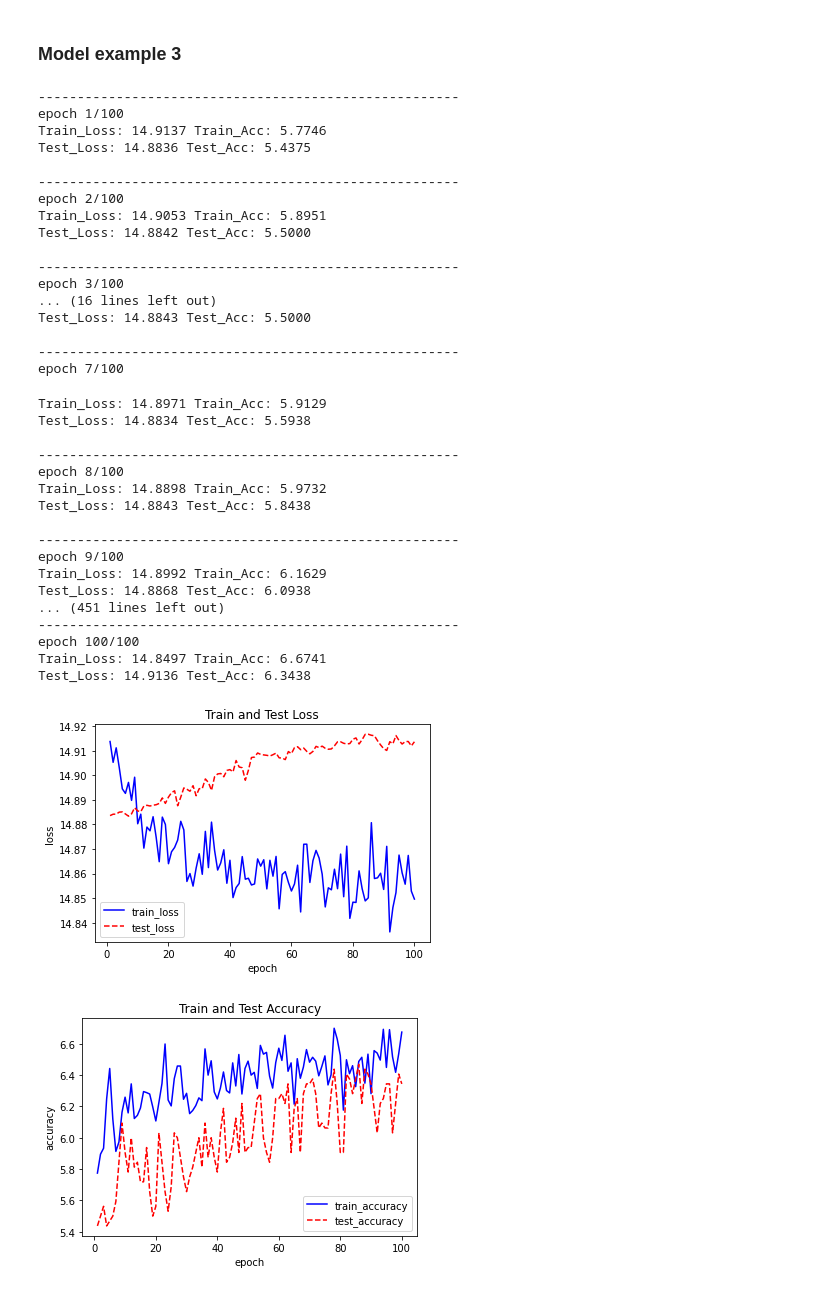
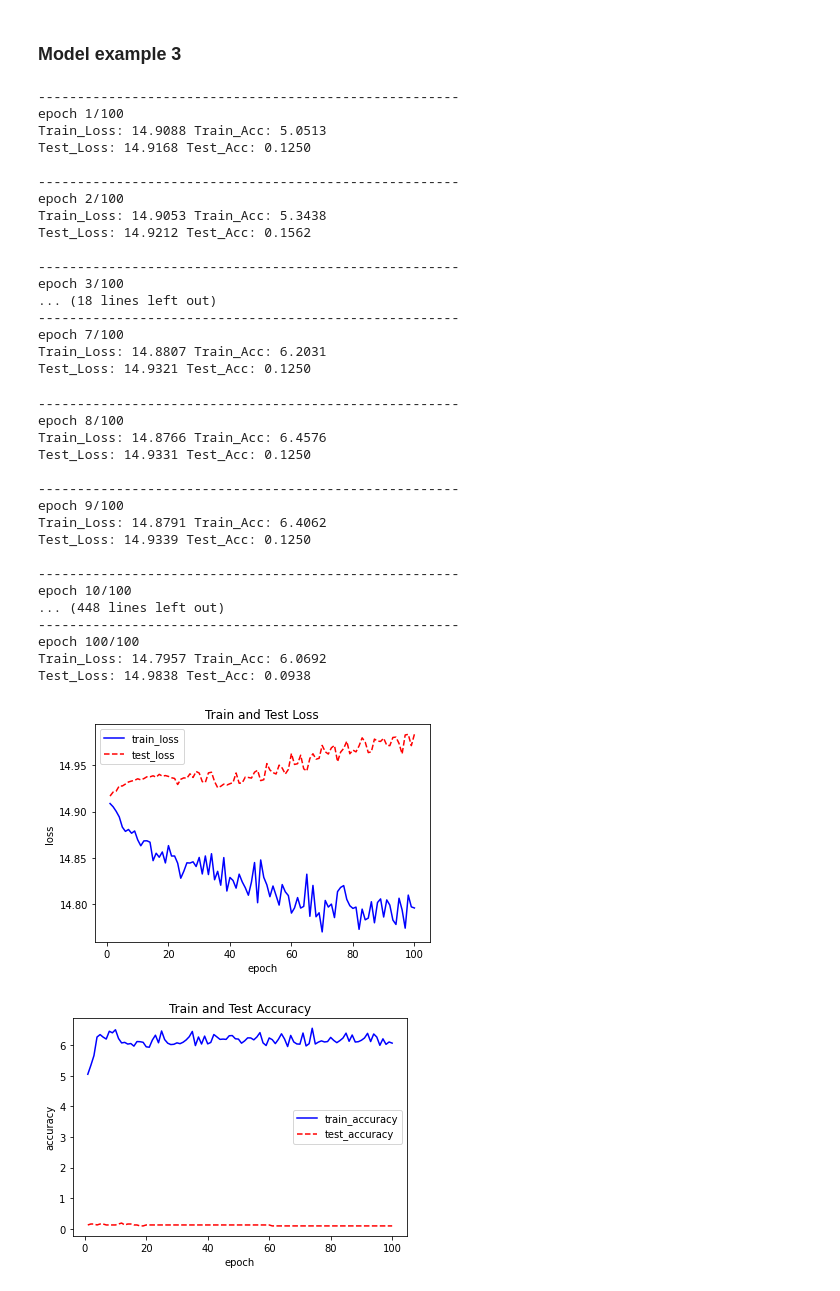
Before and after one commit to Vinnesta/l45-music-gnn, a Jupyter notebook: L45_Mozart_is_a_GNN.ipynb, the cells around one changed output. Cells and saved outputs as stored; diff of their text form; code cells hidden in the pictures.

```diff
--- a/L45_Mozart_is_a_GNN.ipynb
+++ b/L45_Mozart_is_a_GNN.ipynb
@@ -223,9 +214,8 @@ for i in range(epoch):
         data = data.to(device)
         label = label.to(device)
         optimizer.zero_grad()
-        #print(data.shape)
         y_pred_prob = net(data)
-        #print(y_pred_prob.shape)
+        #print(y_pred_prob)
         loss = criterion(y_pred_prob,label)
         loss.backward()
         optimizer.step()
@@ -245,7 +235,7 @@ for i in range(epoch):
             y_pred_prob = net(data)
             loss = criterion(y_pred_prob,label)
             test_loss += loss.item()
-            y_pred = torch.max(y_pred_prob,2)[1]
+            y_pred = torch.max(y_pred_prob,1)[1]
             label_max = torch.max(label)
             test_acc += torch.sum(y_pred==label_max).item()/len(label)
     batch_test_loss = test_loss/len(valid_dataloader)
@@ -366,7 +371,7 @@ for i in range(epoch):
             y_pred_prob = net(data)
             loss = criterion(y_pred_prob,label)
             test_loss += loss.item()
-            y_pred = torch.max(y_pred_prob,2)[1]
+            y_pred = torch.max(y_pred_prob,1)[1]
             label_max = torch.max(label)
             test_acc += torch.sum(y_pred==label_max).item()/len(label)
     batch_test_loss = test_loss/len(valid_dataloader)
@@ -490,7 +495,6 @@ for i in range(epoch):
         loss.backward()
         optimizer.step()
         train_loss += loss.item()
-        # max in dim 2 because of shape (batch, nodes, feats)
         y_pred = torch.max(y_pred_prob,2)[1]                        #[1] is indicies of the resulting tensor
         label_max = torch.max(label)
         #print(y_pred.shape,label.shape)
@@ -502,13 +506,11 @@ for i in range(epoch):
     with torch.no_grad():
         for data,label in valid_dataloader:
             data = data.to(device)
-            #print(data.shape)
             label = label.to(device)
             y_pred_prob = net(data)
             loss = criterion(y_pred_prob,label)
             test_loss += loss.item()
-            # max in dim 2 because of shape (batch, nodes, feats)
-            y_pred = torch.max(y_pred_prob,2)[1]
+            y_pred = torch.max(y_pred_prob,1)[1]
             label_max = torch.max(label)
             test_acc += torch.sum(y_pred==label_max).item()/len(label)
     batch_test_loss = test_loss/len(valid_dataloader)
@@ -528,49 +530,49 @@ plt.xlabel("epoch")
 plt.ylabel("loss")
 plt.plot(range(1,epoch+1),train_loss_list,color="b",linestyle="-",label="train_loss")
 plt.plot(range(1,epoch+1),test_loss_list,color="r",linestyle="--",label="test_loss")
 plt.legend()
 plt.figure()
 plt.title("Train and Test Accuracy")
 plt.xlabel("epoch")
 plt.ylabel("accuracy")
 plt.plot(range(1,epoch+1),train_acc_list,color="b",linestyle="-",label="train_accuracy")
 plt.plot(range(1,epoch+1),test_acc_list,color="r",linestyle="--",label="test_accuracy")
 plt.legend()
 plt.show()
 # %% [output]
 ------------------------------------------------------
 epoch 1/100
-Train_Loss: 14.9137 Train_Acc: 5.7746
-Test_Loss: 14.8836 Test_Acc: 5.4375
+Train_Loss: 14.9088 Train_Acc: 5.0513
+Test_Loss: 14.9168 Test_Acc: 0.1250
 
 ------------------------------------------------------
 epoch 2/100
-Train_Loss: 14.9053 Train_Acc: 5.8951
-Test_Loss: 14.8842 Test_Acc: 5.5000
+Train_Loss: 14.9053 Train_Acc: 5.3438
+Test_Loss: 14.9212 Test_Acc: 0.1562
 
 ------------------------------------------------------
 epoch 3/100
-... (16 lines left out)
-Test_Loss: 14.8843 Test_Acc: 5.5000
-
+... (18 lines left out)
 ------------------------------------------------------
 epoch 7/100
+Train_Loss: 14.8807 Train_Acc: 6.2031
+Test_Loss: 14.9321 Test_Acc: 0.1250
-Train_Loss: 14.8971 Train_Acc: 5.9129
-Test_Loss: 14.8834 Test_Acc: 5.5938
-
 ------------------------------------------------------
 epoch 8/100
-Train_Loss: 14.8898 Train_Acc: 5.9732
-Test_Loss: 14.8843 Test_Acc: 5.8438
+Train_Loss: 14.8766 Train_Acc: 6.4576
+Test_Loss: 14.9331 Test_Acc: 0.1250
 
 ------------------------------------------------------
 epoch 9/100
-Train_Loss: 14.8992 Train_Acc: 6.1629
-Test_Loss: 14.8868 Test_Acc: 6.0938
-... (451 lines left out)
+Train_Loss: 14.8791 Train_Acc: 6.4062
+Test_Loss: 14.9339 Test_Acc: 0.1250
+
+------------------------------------------------------
+epoch 10/100
+... (448 lines left out)
 ------------------------------------------------------
 epoch 100/100
-Train_Loss: 14.8497 Train_Acc: 6.6741
-Test_Loss: 14.9136 Test_Acc: 6.3438
+Train_Loss: 14.7957 Train_Acc: 6.0692
+Test_Loss: 14.9838 Test_Acc: 0.0938
-[figure, old version]
+[figure, new version]
-[figure, old version]
+[figure, new version]
```
Also changed, not shown: parts of 22 cells of this notebook.
